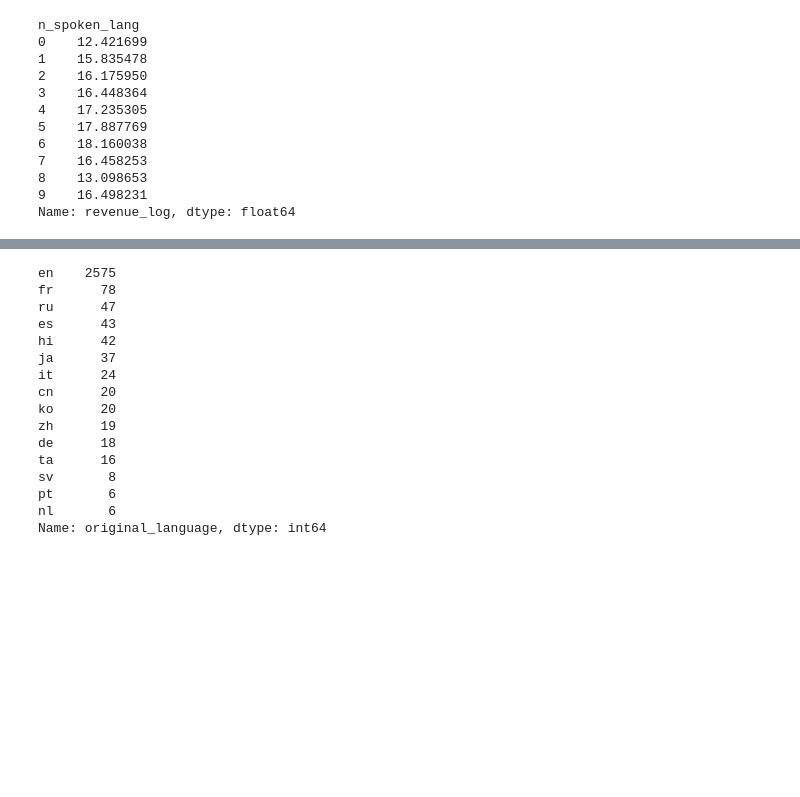
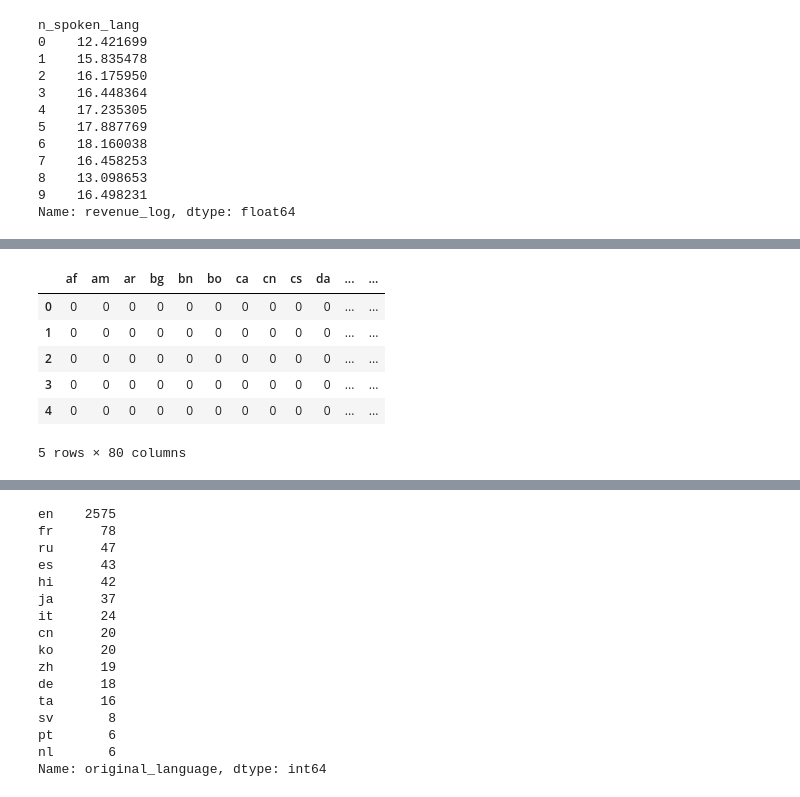
Before and after one commit to jjone36/tmdb, a Jupyter notebook: 02_eda.ipynb, the cells around one changed output, grey strips where cells are left out. Drawn from its saved outputs; the diff is of its cells as text; code cells hidden in the pictures; blank space fills up the shorter version.

```diff
--- a/02_eda.ipynb
+++ b/02_eda.ipynb
@@ -193,0 +208,12 @@ Name: revenue_log, dtype: float64
+# %%
+df_langs = pd.DataFrame(X, columns = mlb.classes_)
+df_langs = pd.concat([df_langs.iloc[:, 1:], tr_cat.revenue_log], axis = 1)
+df_langs.head()
+# %% [output]
+|  | af | am | ar | bg | bn | bo | ca | cn | cs | da | ... | ... |
+| 0 | 0 | 0 | 0 | 0 | 0 | 0 | 0 | 0 | 0 | 0 | ... | ... |
+| 1 | 0 | 0 | 0 | 0 | 0 | 0 | 0 | 0 | 0 | 0 | ... | ... |
+| 2 | 0 | 0 | 0 | 0 | 0 | 0 | 0 | 0 | 0 | 0 | ... | ... |
+| 3 | 0 | 0 | 0 | 0 | 0 | 0 | 0 | 0 | 0 | 0 | ... | ... |
+| 4 | 0 | 0 | 0 | 0 | 0 | 0 | 0 | 0 | 0 | 0 | ... | ... |
+5 rows × 80 columns
```
Also changed, not shown: parts of 9 cells of this notebook, 2 other files.
